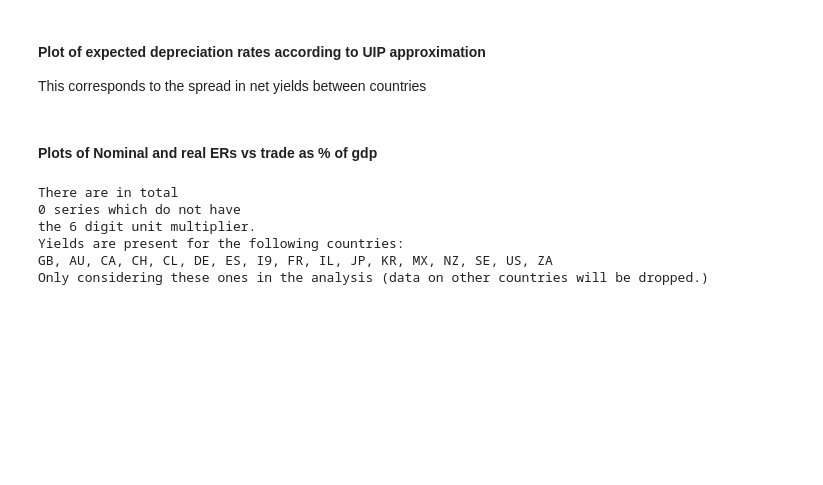
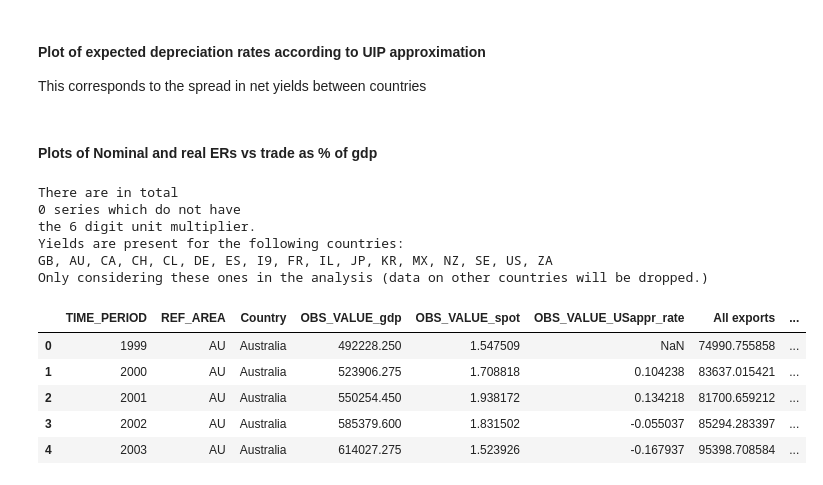
Before and after one commit to teopozzii/yields, a Jupyter notebook: main.ipynb, the cells around one changed output. Drawn from its saved outputs; the diff is of its cells as text; code cells hidden in the pictures; blank space fills up the shorter version.

Commit message:
Obtain df merging gdp, ERs, and trade data

```diff
--- a/main.ipynb
+++ b/main.ipynb
@@ -153,6 +153,7 @@ px.line(
 # Now plot scatter with ERs. Need to create annual series
 allspotsinusd.index.name = 'TIME_PERIOD'
 flat_spots = pd.melt(allspotsinusd.reset_index(),id_vars='TIME_PERIOD')
+flat_spots = flat_spots.replace("I9","EU") # so we get some sort of comparison
 flat_spots.columns = ['TIME_PERIOD', 'REF_AREA', 'OBS_VALUE_spot']
 flat_spots['TIME_PERIOD'] = flat_spots['TIME_PERIOD'].apply(lambda date : date[:4])
 flat_spots = flat_spots.groupby(["TIME_PERIOD", "REF_AREA"]).median().sort_values(["REF_AREA", "TIME_PERIOD"])
@@ -178,3 +179,26 @@ px.scatter(
         "OBS_VALUE_USappr_rate" : "Foreign currency depreciation v. USD.",
         "REF_AREA" : "Country"
     })
+# %%
+# Wish to construct measure of openness and scale it by GDP
+gdp_worker = gdp.copy()
+gdp_worker['TIME_PERIOD'] = gdp_worker['TIME_PERIOD'].apply(lambda x : x[:4])
+gdp_worker = gdp_worker.groupby(["REF_AREA", "Country", "TIME_PERIOD"]).mean()
+gdp_worker.reset_index(inplace=True)
+gdp_worker.set_index("TIME_PERIOD", inplace=True)
+gdp_worker.index = gdp_worker.index.astype(int)
+
+full_annual = pd.merge(
+    gdp_worker.reset_index(), er_with_trade,
+    'inner', on=['TIME_PERIOD','REF_AREA']
+)
+
+full_annual["Openness"] = (full_annual["All exports"] + full_annual["All imports"]) / full_annual["OBS_VALUE_gdp"]
+full_annual.head()
+# %% [output]
+|  | TIME_PERIOD | REF_AREA | Country | OBS_VALUE_gdp | OBS_VALUE_spot | OBS_VALUE_USappr_rate | All exports | ... |
+| 0 | 1999 | AU | Australia | 492228.250 | 1.547509 | NaN | 74990.755858 | ... |
+| 1 | 2000 | AU | Australia | 523906.275 | 1.708818 | 0.104238 | 83637.015421 | ... |
+| 2 | 2001 | AU | Australia | 550254.450 | 1.938172 | 0.134218 | 81700.659212 | ... |
+| 3 | 2002 | AU | Australia | 585379.600 | 1.831502 | -0.055037 | 85294.283397 | ... |
+| 4 | 2003 | AU | Australia | 614027.275 | 1.523926 | -0.167937 | 95398.708584 | ... |
```
